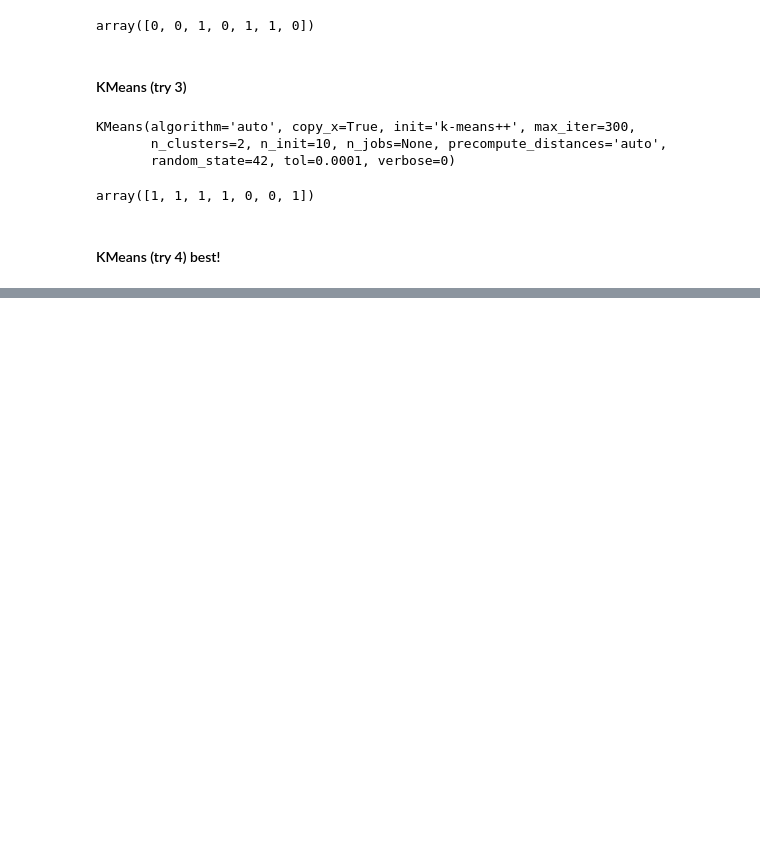
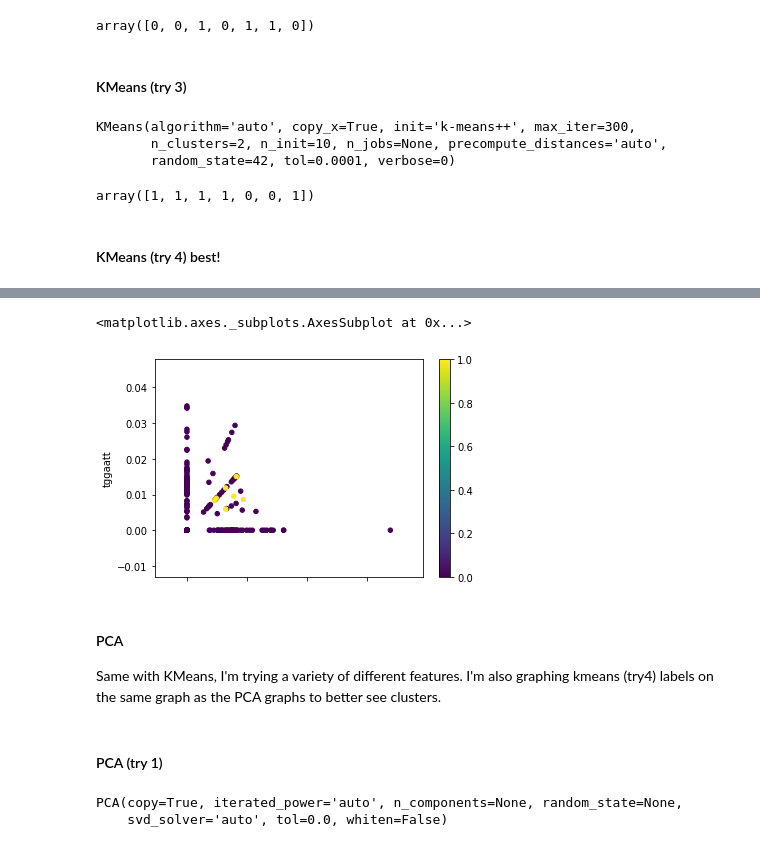
Before and after one commit to solislemuslab/mycovirus-ml, a Jupyter notebook: scripts/lukeSelberg/workspace.ipynb, the cells around one changed output, grey strips where cells are left out. Drawn from its saved outputs; the diff is of its cells as text; code cells hidden in the pictures; blank space fills up the shorter version.

```diff
--- a/scripts/lukeSelberg/workspace.ipynb
+++ b/scripts/lukeSelberg/workspace.ipynb
@@ -296,0 +255,18 @@ show.plot.scatter(x=0, y=1, style="o", c=labels, cmap = "viridis", s=2)
+# %%
+# confirmed labels
+kmer7Table01[cols4].plot.scatter(x=7, y=28, c=labels, cmap="viridis")
+# %% [output]
+<matplotlib.axes._subplots.AxesSubplot at 0x...>
+[figure, added]
+# %% [markdown]
+#### PCA
+Same with KMeans, I'm trying a variety of different features. I'm also graphing kmeans (try4) labels on the same graph as the PCA graphs to better see clusters.
+# %% [markdown]
+#### PCA (try 1)
+# %%
+from sklearn.decomposition import PCA
+embedding1 = PCA()
+embedding1.fit(kmer27Table01)
+# %% [output]
+PCA(copy=True, iterated_power='auto', n_components=None, random_state=None,
+    svd_solver='auto', tol=0.0, whiten=False)
```
Also changed, not shown: parts of 48 cells of this notebook, 1 other file.
